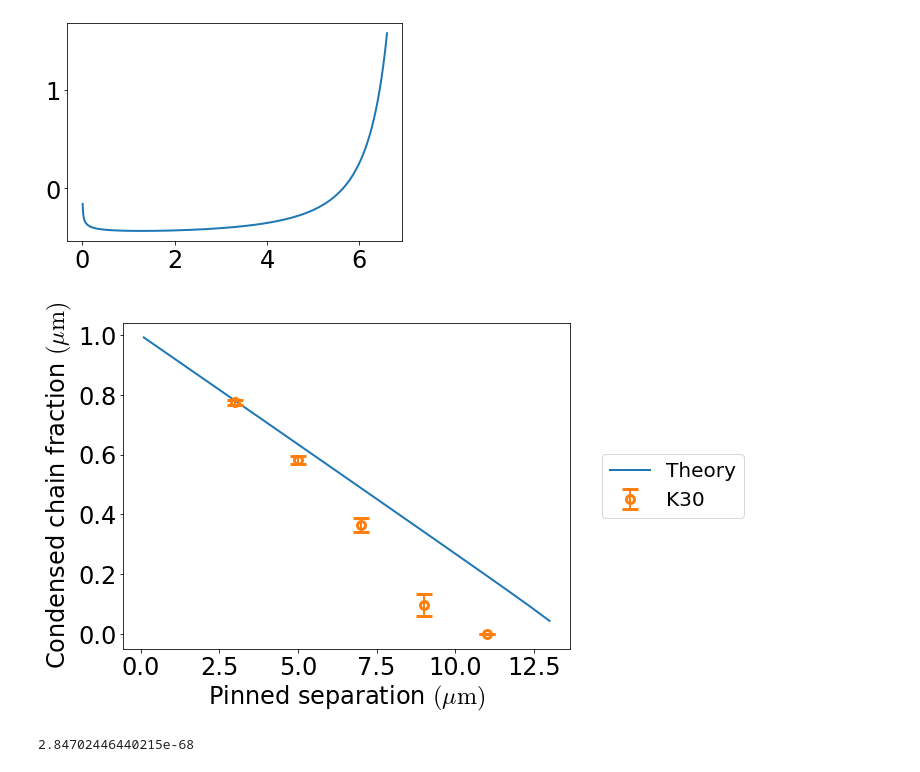
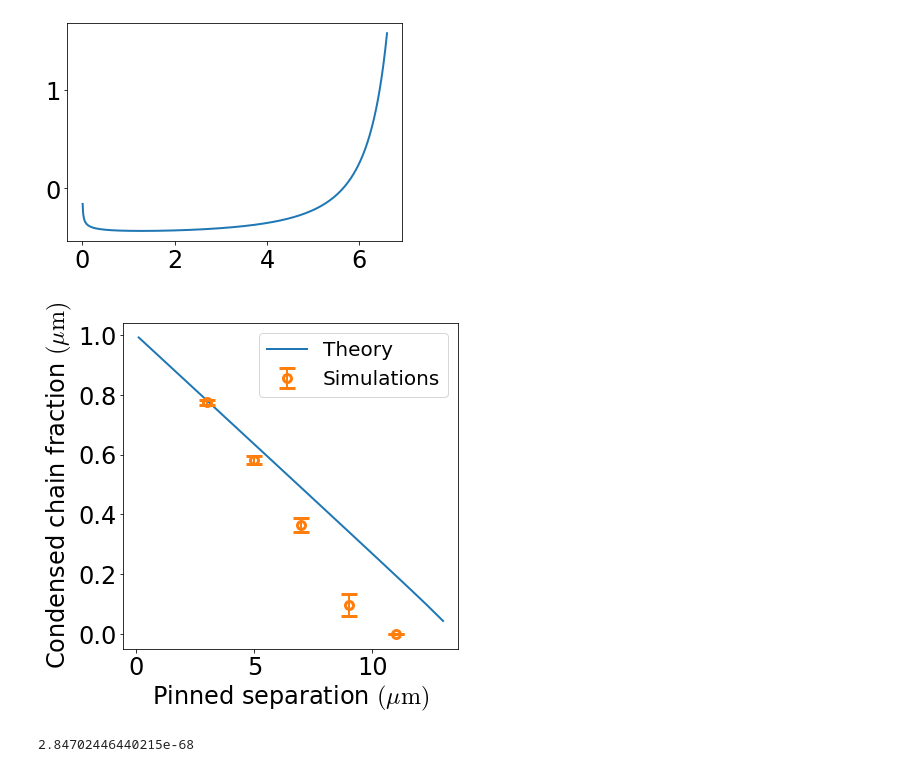
Before and after one commit to palladio11/aLENS_analysis, a Jupyter notebook: notebooks/chromatin_notebooks/Dyn_cond_figs/Figure2.ipynb, the cells around one changed output. Drawn from its saved outputs; the diff is of its cells as text; code cells hidden in the pictures.

Commit message:
Improved figure 2

```diff
--- a/notebooks/chromatin_notebooks/Dyn_cond_figs/Figure2.ipynb
+++ b/notebooks/chromatin_notebooks/Dyn_cond_figs/Figure2.ipynb
@@ -407,0 +456,34 @@ _ = axarr.set_xlabel(r'Binding affinity [$\mu {\rm M}^{-1}$]')
+# %%
+# data_path_dict = {'Baseline': slice_path / "Ke30_Pin5.0um/",
+#                   r'$L_{sep} = 3~\mu {\rm m}$' :slice_path / "Ke30_Pin3.0um/",
+#                   r'$L_{sep} = 9~\mu {\rm m}$' : slice_path / "Ke30_Pin9.0um/",
+#                   r'$K_e = 3~\mu {\rm M}^{-1}$' : slice_path / "Ke3_Pin5.0um/",
+#                   r'$K_e = 300~\mu {\rm M}^{-1}$' : slice_path / "Ke300_Pin5.0um/",
+#                   }
+
+labels_to_graph_dict = {'Baseline': "Pin5.0um_Ke30/",
+                  r'$L_{sep} = 3~\mu {\rm m}$' :"Pin3.0um_Ke30",
+                  r'$L_{sep} = 9~\mu {\rm m}$' : "Pin9.0um_Ke30",
+                  r'$K_e = 3~\mu {\rm M}^{-1}$' : "Pin5.0um_Ke3/",
+                  r'$K_e = 100~\mu {\rm M}^{-1}$' : "Pin5.0um_Ke100",
+                  }
+
+fig, axarr = plt.subplots(1, 1, figsize=(10, 10))
+tableau10_cycler = iter(cycler(color=plt.cm.tab10.colors))
+with h5py.File('Figure2/fig2b_pin_ke_data_dict.h5', 'r') as h5d:
+    time_arr = h5d['time'][...]
+    for label, key in labels_to_graph_dict.items():
+        h5_data = h5d[key]
+
+        num_runs = h5_data.attrs['num_runs']
+        mean = h5_data[:, 2]
+        min_length = min(mean.size, time_arr.size)
+        mean = h5_data[:min_length, 2]
+        std_dev = h5_data[:min_length, 3]
+        # num_runs = h5_data.attrs['num_runs']
+        plot_confidence_int(axarr, time_arr[:min_length], mean, std_dev, 12, color=next(tableau10_cycler)['color'], label=label)
+
+    _ = axarr.set_ylabel('Number of clusters')
+    _ = axarr.set_xlabel('Time (sec)')
+    _ = axarr.set_xscale('log')
+    # _ = axarr.legend(loc='center left', bbox_to_anchor=(1.05, .5))
@@ -495,7 +581,7 @@ print(result.root)
 # %%
 from scipy.optimize import root_scalar
 
-fig, axarr = plt.subplots(1,1, figsize=(8, 6))
+fig, axarr = plt.subplots(1,1, figsize=(6, 6))
 
 # Get theoretical results
 lsep_arr = np.linspace(0.1, 13, 20)
@@ -511,36 +597,37 @@ with h5py.File('Figure2/fig2b_pin_ke_data_dict.h5', 'r') as h5d:
     pin_dist_arr = []
     beads_num_arr = []
     beads_std_arr = []
     labels = []
     time_arr = h5d['time'][...]
     for i, label in enumerate(h5d.keys()):
         if label != 'time':
             h5_data = h5d[label]
             Ke, pin_dist = h5_data.attrs['Ke'], h5_data.attrs['pin_dist']
             if Ke == 30:
                 pin_dist_arr += [pin_dist]
                 beads_num_arr += [h5_data[time_arr.size//2:, 0].mean()]
                 beads_std_arr += [h5_data[time_arr.size//2:, 1].mean()]
 
-    _ = axarr.errorbar(pin_dist_arr, np.array(beads_num_arr)/1600., yerr=np.array(beads_std_arr)/1600., fmt='o', markeredgewidth=3, markersize=8, markerfacecolor='none', capsize=8, label='K30')
+    _ = axarr.errorbar(pin_dist_arr, np.array(beads_num_arr)/1600., yerr=np.array(beads_std_arr)/1600., fmt='o', markeredgewidth=3, markersize=8, markerfacecolor='none', capsize=8, label='Simulations')
 
     for i, label in enumerate(h5d.keys()):
         if label != 'time':
             h5_data = h5d[label]
             Ke, pin_dist = h5_data.attrs['Ke'], h5_data.attrs['pin_dist']
             if Ke == 100:
                 pin_dist_arr += [pin_dist]
                 beads_num_arr += [h5_data[time_arr.size//2:, 0].mean()]
                 beads_std_arr += [h5_data[time_arr.size//2:, 1].mean()]
 
     # _ = axarr.errorbar(pin_dist_arr, np.array(beads_num_arr)/1600., yerr=np.array(beads_std_arr)/1600., fmt='o', markersize=6, markerfacecolor='none', capsize=6, label='Ke100')
 
-_ = axarr.legend(loc='center left', bbox_to_anchor=(1.05, .5))
+# _ = axarr.legend(loc='center left', bbox_to_anchor=(1.05, .5))
+_ = axarr.legend()
 
 
 # # Print the root
 # %% [output]
-[figure, old version]
+[figure, new version]
 # %%
 # Parameters (from Renger et al.)
 mu = 2.6 # Free energy per volume pN/um
```
Also changed, not shown: parts of 3 cells of this notebook.
